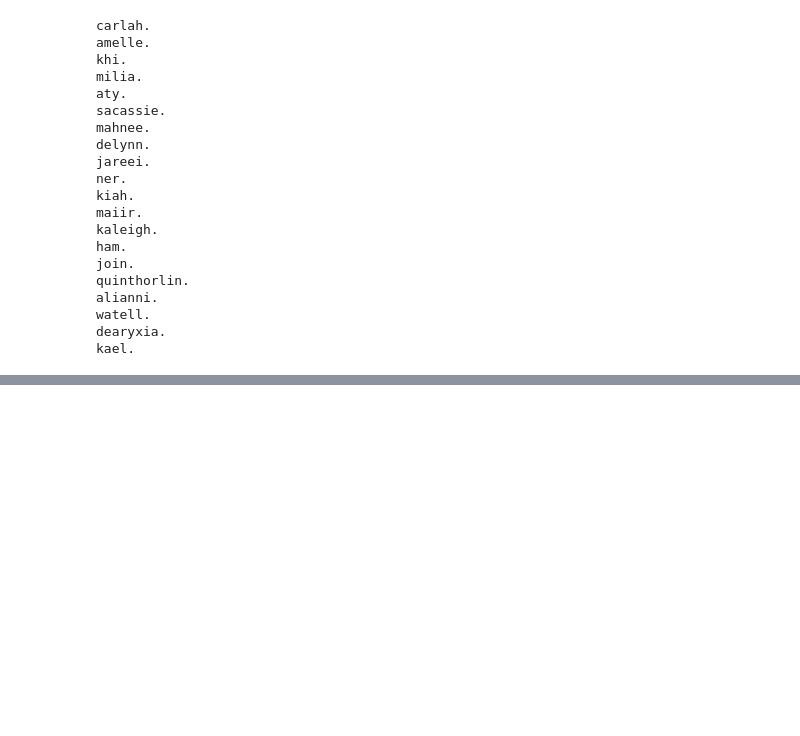
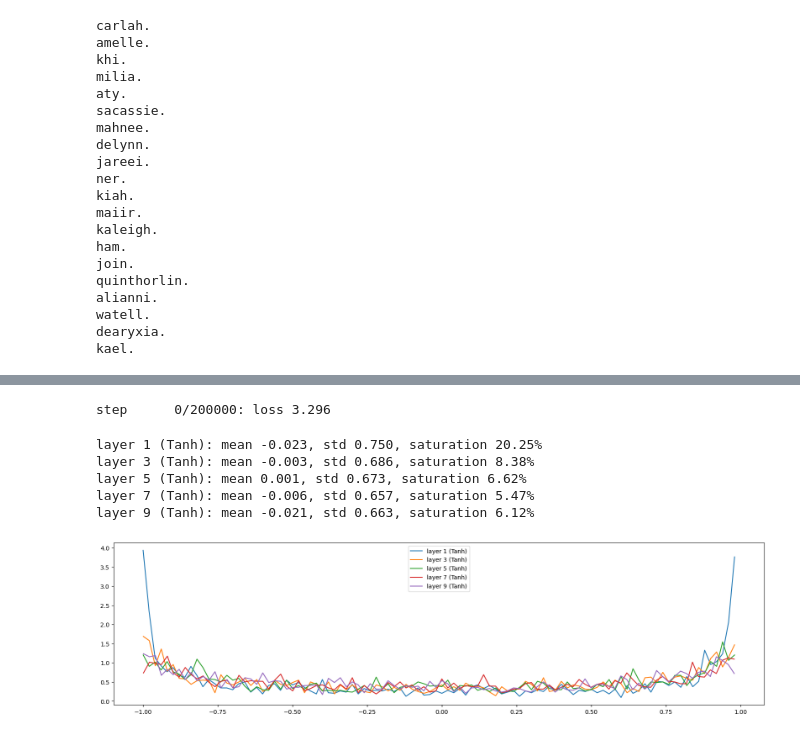
Before and after one commit to semacki2/makemore, a Jupyter notebook: makemore_mlp_v2.ipynb, the cells around one changed output, grey strips where cells are left out. Drawn from its saved outputs; the diff is of its cells as text; code cells hidden in the pictures; blank space fills up the shorter version.

```diff
--- a/makemore_mlp_v2.ipynb
+++ b/makemore_mlp_v2.ipynb
@@ -253,0 +348,63 @@ kael.
+# %%
+# optimization
+max_steps = 200000
+batch_size = 32
+losses = []
+
+for step in range(max_steps):
+    # minibatch construction
+    indices = torch.randint(0, len(X_train), (batch_size,), generator=g)
+    X_batch = X_train[indices]
+    Y_batch = Y_train[indices]
+
+    # forward pass
+    embedding = C[X_batch] # (batch_size, block_size, n_embd)
+    x = embedding.view(batch_size, -1) # (batch_size, block_size * n_embd)
+
+    for layer in layers:
+        x = layer(x)
+
+    loss = F.cross_entropy(x, Y_batch) # loss function
+
+    # backward pass
+    for layer in layers:
+        layer.out.retain_grad() # might be better to get rid of this line
+    loss.backward()
+
+    # update the parameters
+    learning_rate = 0.1 if step < 100000 else 0.01
+
+    for p in parameters:
+        p.data -= learning_rate * p.grad
+        # p.grad.zero_()
+
+    # track statistics
+    if step % 1000 == 0:
+        print(f'step {step:6d}/{max_steps:6d}: loss {loss.item():.3f}')
+
+    losses.append(loss.item())
+    break
+# %% [output]
+step      0/200000: loss 3.296
+# %%
+# visualize histograms
+plt.figure(figsize=(20, 5))
+legends = []
+
+for i, layer in enumerate(layers[:-1]): # skip the last layer
+    if isinstance(layer, Tanh):
+        t = layer.out
+        print(f'layer {i} ({layer.__class__.__name__}): mean {t.mean():.3f}, std {t.std():.3f}, saturation {100 * (t.abs() > 0.97).float().mean():.2f}%')
+        hy, hx = torch.histogram(t, density=True)
+        plt.plot(hx[:-1].detach(), hy.detach())
+        legends.append(f'layer {i} ({layer.__class__.__name__})')
+
+plt.legend(legends)
+plt.show()
+# %% [output]
+layer 1 (Tanh): mean -0.023, std 0.750, saturation 20.25%
+layer 3 (Tanh): mean -0.003, std 0.686, saturation 8.38%
+layer 5 (Tanh): mean 0.001, std 0.673, saturation 6.62%
+layer 7 (Tanh): mean -0.006, std 0.657, saturation 5.47%
+layer 9 (Tanh): mean -0.021, std 0.663, saturation 6.12%
+[figure, added]
```
Also changed, not shown: parts of 4 cells of this notebook.
